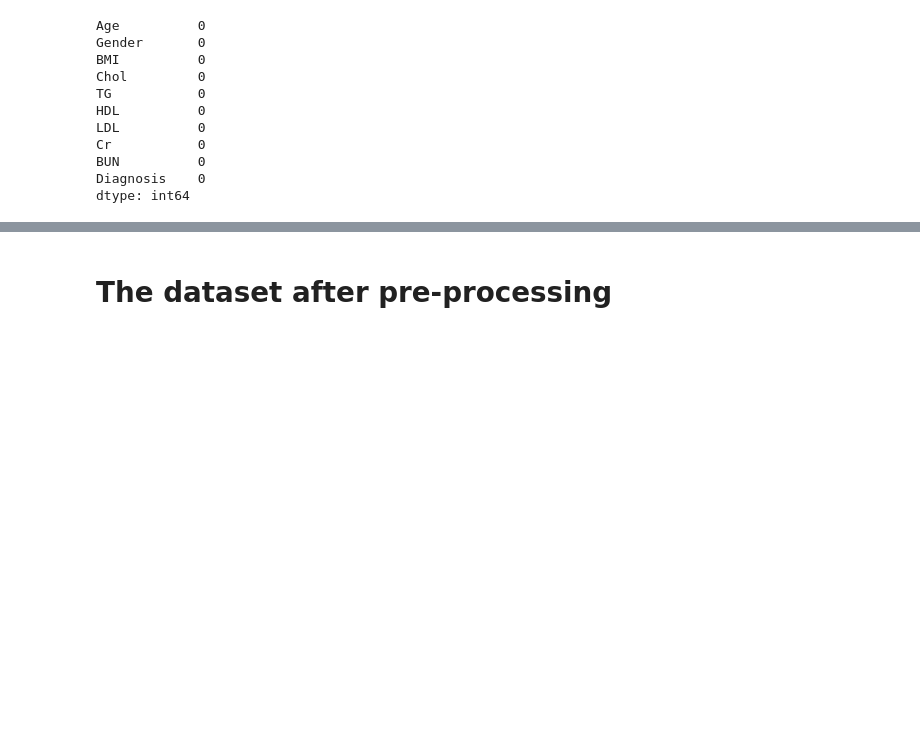
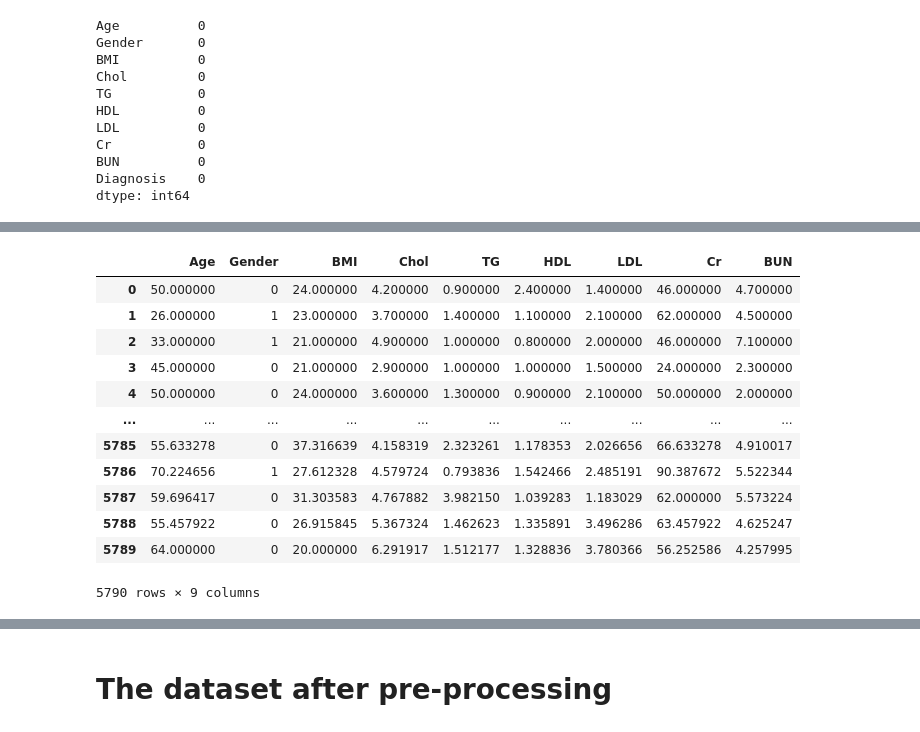
Before and after one commit to tathithienthanh/DataAnalysis_Diagnosis-of-diabetes-based-on-data-set-of-blood-test-result, a Jupyter notebook: PTDL_BTL.ipynb, the cells around one changed output, grey strips where cells are left out. Cells and saved outputs as stored; diff of their text form; code cells hidden in the pictures; blank space fills up the shorter version.

```diff
--- a/PTDL_BTL.ipynb
+++ b/PTDL_BTL.ipynb
@@ -503,0 +570,21 @@ df
+# %%
+from imblearn.over_sampling import SMOTE
+
+X = df[['Age', 'Gender', 'BMI', 'Chol', 'TG', 'HDL', 'LDL', 'Cr', 'BUN']]
+smote = SMOTE(k_neighbors=5)
+# x, df['Diagnosis'] = smote.fit_resample(y, df['Diagnosis'])
+df_resampled, label = smote.fit_resample(X, df['Diagnosis'])
+# %% [output]
+|  | Age | Gender | BMI | Chol | TG | HDL | LDL | Cr | BUN |
+| 0 | 50.000000 | 0 | 24.000000 | 4.200000 | 0.900000 | 2.400000 | 1.400000 | 46.000000 | 4.700000 |
+| 1 | 26.000000 | 1 | 23.000000 | 3.700000 | 1.400000 | 1.100000 | 2.100000 | 62.000000 | 4.500000 |
+| 2 | 33.000000 | 1 | 21.000000 | 4.900000 | 1.000000 | 0.800000 | 2.000000 | 46.000000 | 7.100000 |
+| 3 | 45.000000 | 0 | 21.000000 | 2.900000 | 1.000000 | 1.000000 | 1.500000 | 24.000000 | 2.300000 |
+| 4 | 50.000000 | 0 | 24.000000 | 3.600000 | 1.300000 | 0.900000 | 2.100000 | 50.000000 | 2.000000 |
+| ... | ... | ... | ... | ... | ... | ... | ... | ... | ... |
+| 5785 | 55.633278 | 0 | 37.316639 | 4.158319 | 2.323261 | 1.178353 | 2.026656 | 66.633278 | 4.910017 |
+| 5786 | 70.224656 | 1 | 27.612328 | 4.579724 | 0.793836 | 1.542466 | 2.485191 | 90.387672 | 5.522344 |
+| 5787 | 59.696417 | 0 | 31.303583 | 4.767882 | 3.982150 | 1.039283 | 1.183029 | 62.000000 | 5.573224 |
+| 5788 | 55.457922 | 0 | 26.915845 | 5.367324 | 1.462623 | 1.335891 | 3.496286 | 63.457922 | 4.625247 |
+| 5789 | 64.000000 | 0 | 20.000000 | 6.291917 | 1.512177 | 1.328836 | 3.780366 | 56.252586 | 4.257995 |
+5790 rows × 9 columns
```
Also changed, not shown: parts of 23 cells of this notebook.
